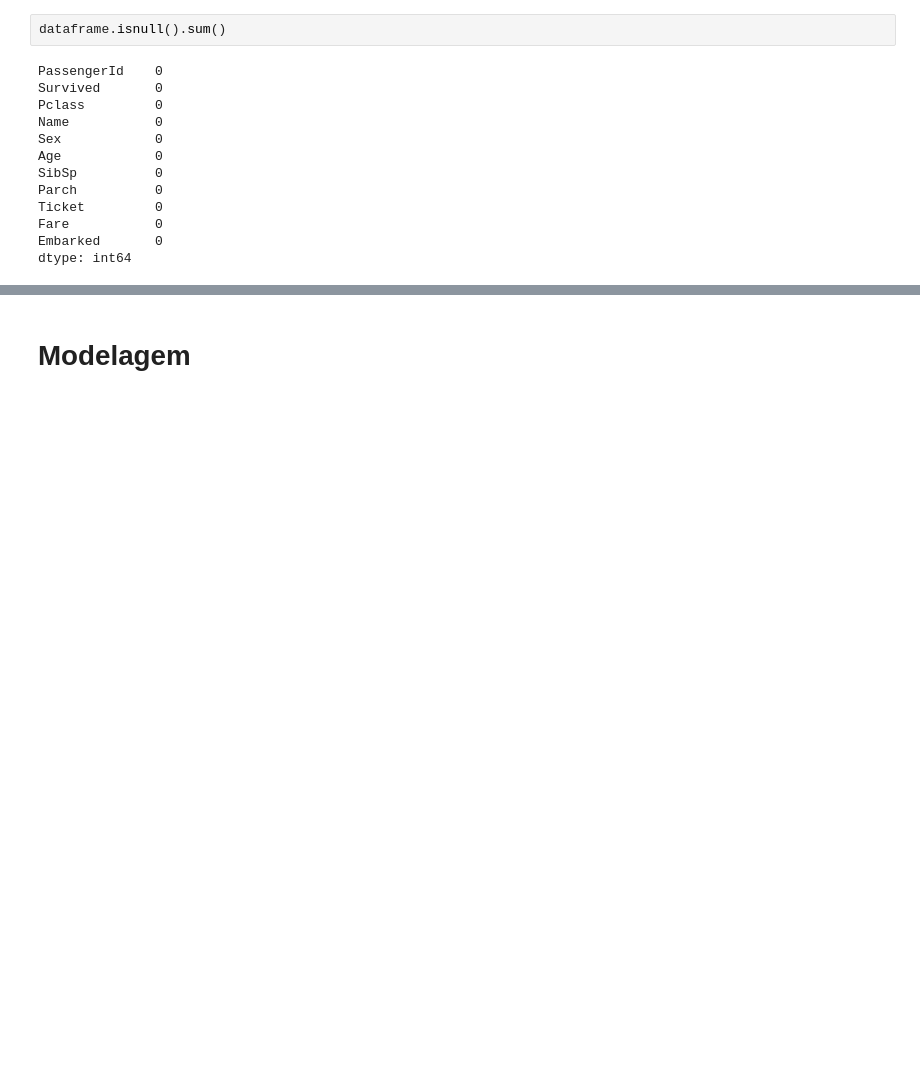
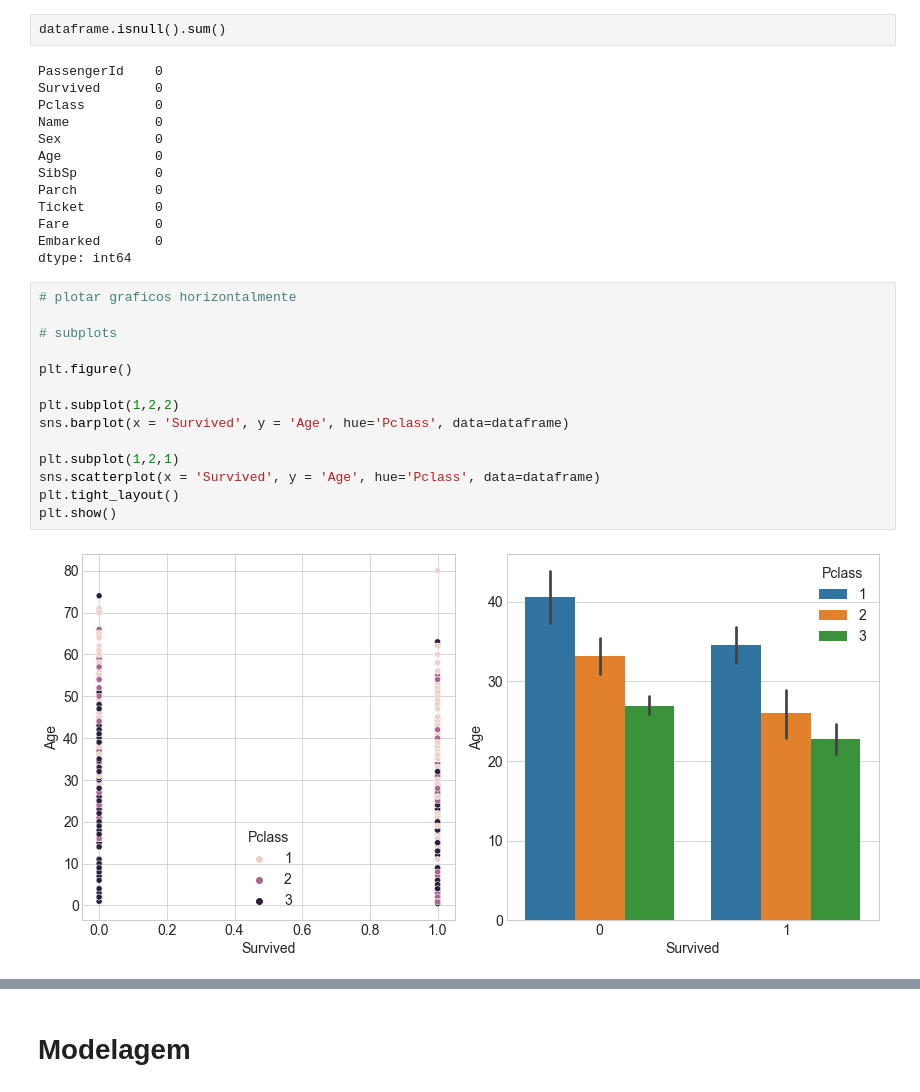
Before and after one commit to DataScienceUFES/titanic_grupo2, a Jupyter notebook: analise.ipynb, the cells around one changed output, grey strips where cells are left out. Drawn from its saved outputs; the diff is of its cells as text; blank space fills up the shorter version.

```diff
--- a/analise.ipynb
+++ b/analise.ipynb
@@ -283,3 +261,19 @@ Ticket         0
 Fare           0
 Embarked       0
 dtype: int64
+# %%
+# plotar graficos horizontalmente
+
+# subplots
+
+plt.figure()
+
+plt.subplot(1,2,2)
+sns.barplot(x = 'Survived', y = 'Age', hue='Pclass', data=dataframe)
+
+plt.subplot(1,2,1)
+sns.scatterplot(x = 'Survived', y = 'Age', hue='Pclass', data=dataframe)
+plt.tight_layout()
+plt.show()
+# %% [output]
+[figure, added]
```
Also changed, not shown: parts of 11 cells of this notebook, 1 other file.
